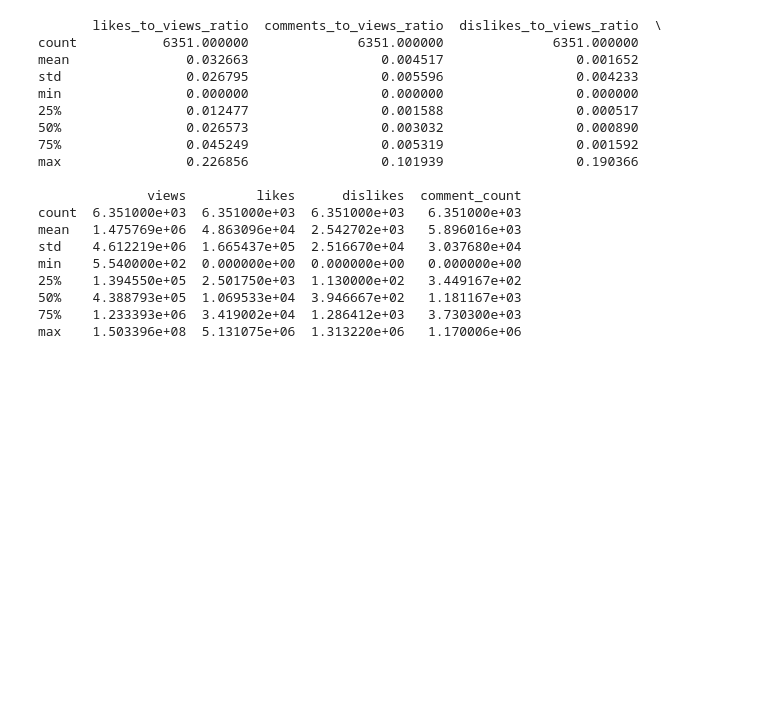
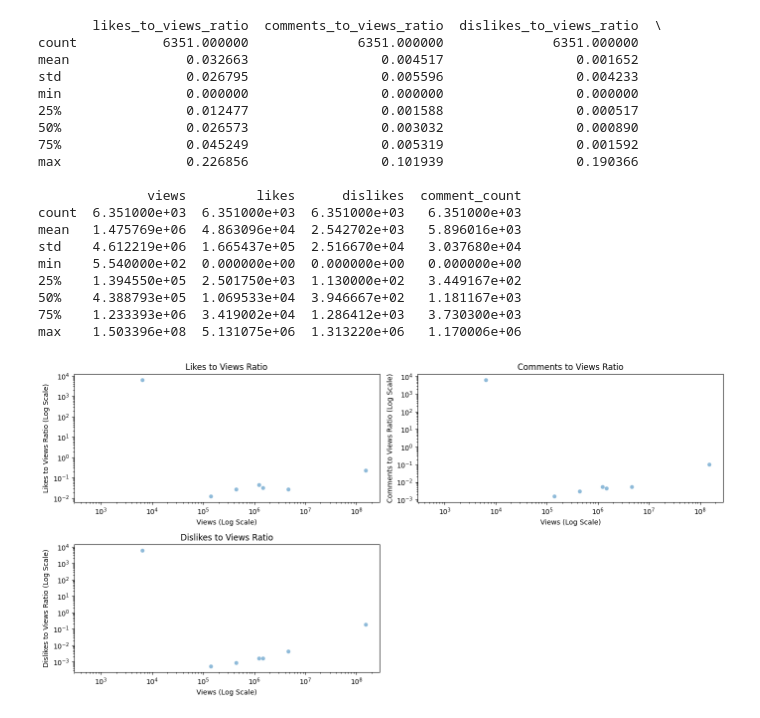
Before and after one commit to AvdylDemukajj/YoutubeTrandingVideos, a Jupyter notebook: index.ipynb, the cells around one changed output. Cells and saved outputs as stored; diff of their text form; code cells hidden in the pictures; blank space fills up the shorter version.

Commit message:
"Visualized engagement ratios against views using log-scale scatter plots"

```diff
--- a/index.ipynb
+++ b/index.ipynb
@@ -208,3 +208,33 @@ min    5.540000e+02  0.000000e+00  0.000000e+00   0.000000e+00
 50%    4.388793e+05  1.069533e+04  3.946667e+02   1.181167e+03
 75%    1.233393e+06  3.419002e+04  1.286412e+03   3.730300e+03
 max    1.503396e+08  5.131075e+06  1.313220e+06   1.170006e+06
+# %%
+plt.figure(figsize=(14, 7))
+plt.subplot(2, 2, 1)
+sns.scatterplot(data=engagement_summary, x='views', y='likes_to_views_ratio', alpha=0.5)
+plt.title('Likes to Views Ratio')
+plt.xscale('log')
+plt.yscale('log')
+plt.xlabel('Views (Log Scale)')
+plt.ylabel('Likes to Views Ratio (Log Scale)')
+
+plt.subplot(2, 2, 2)
+sns.scatterplot(data=engagement_summary, x='views', y='comments_to_views_ratio', alpha=0.5)
+plt.title('Comments to Views Ratio')
+plt.xscale('log')
+plt.yscale('log')
+plt.xlabel('Views (Log Scale)')
+plt.ylabel('Comments to Views Ratio (Log Scale)')
+
+plt.subplot(2, 2, 3)
+sns.scatterplot(data=engagement_summary, x='views', y='dislikes_to_views_ratio', alpha=0.5)
+plt.title('Dislikes to Views Ratio')
+plt.xscale('log')
+plt.yscale('log')
+plt.xlabel('Views (Log Scale)')
+plt.ylabel('Dislikes to Views Ratio (Log Scale)')
+
+plt.tight_layout()
+plt.show()
+# %% [output]
+[figure, added]
```
